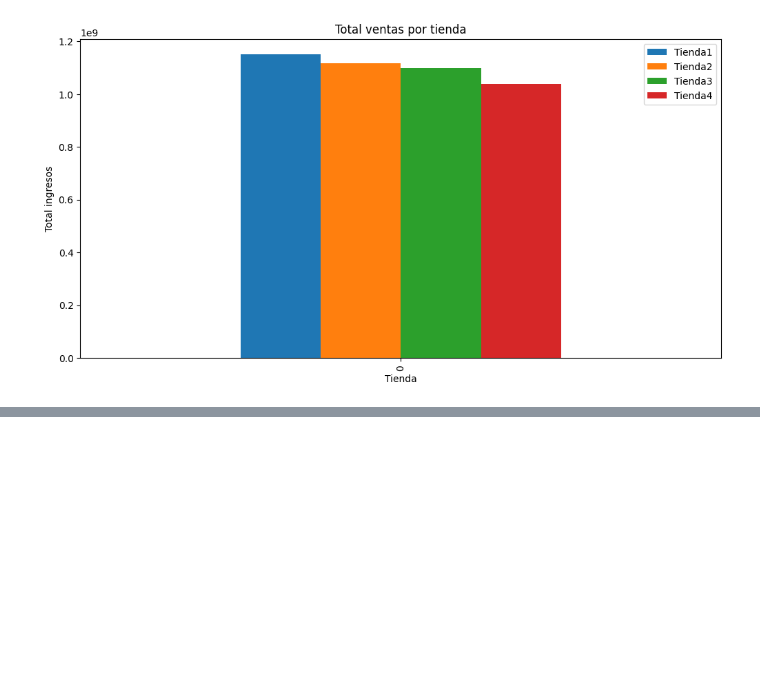
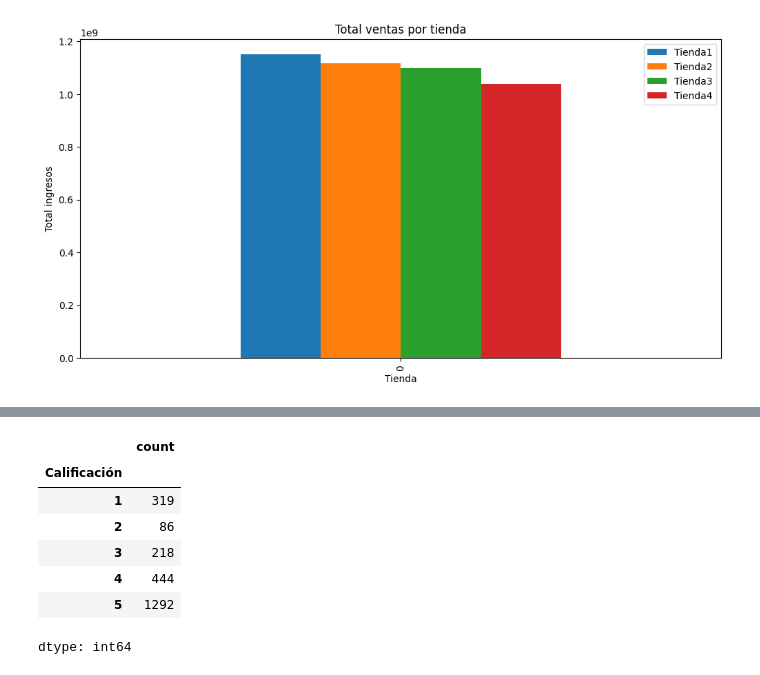
Before and after one commit to Vagoberto10/AluraStore, a Jupyter notebook: AluraStoreLatam.ipynb, the cells around one changed output, grey strips where cells are left out. Drawn from its saved outputs; the diff is of its cells as text; code cells hidden in the pictures; blank space fills up the shorter version.

```diff
--- a/AluraStoreLatam.ipynb
+++ b/AluraStoreLatam.ipynb
@@ -462,0 +475,12 @@ categorias.plot(kind='barh', figsize=(12,6), title='Total articulos por categor
+# %%
+total_calificacion = tienda['Calificación'].value_counts().sort_index()
+total_calificacion
+# %% [output]
+|  | count |
+| Calificación |  |
+| 1 | 319 |
+| 2 | 86 |
+| 3 | 218 |
+| 4 | 444 |
+| 5 | 1292 |
+dtype: int64
```
Also changed, not shown: parts of 7 cells of this notebook.
